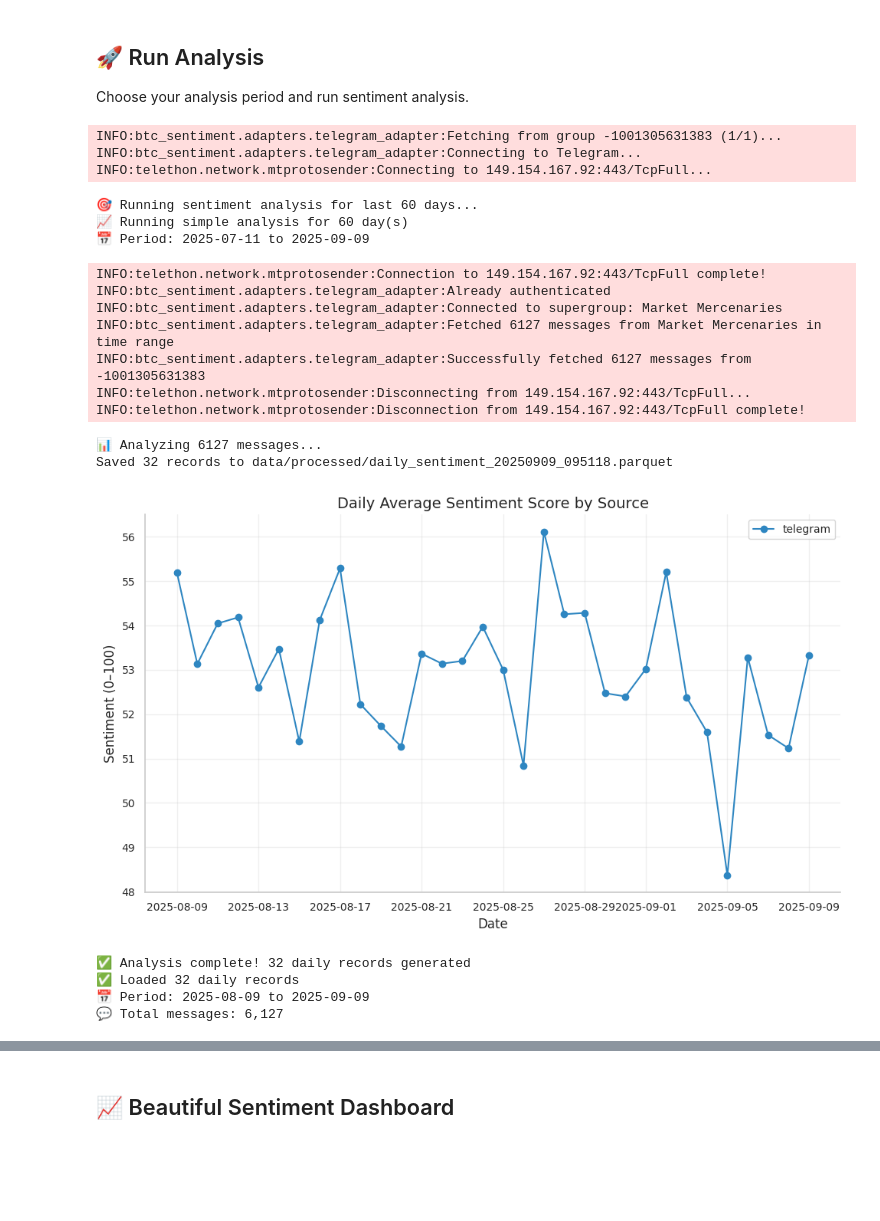
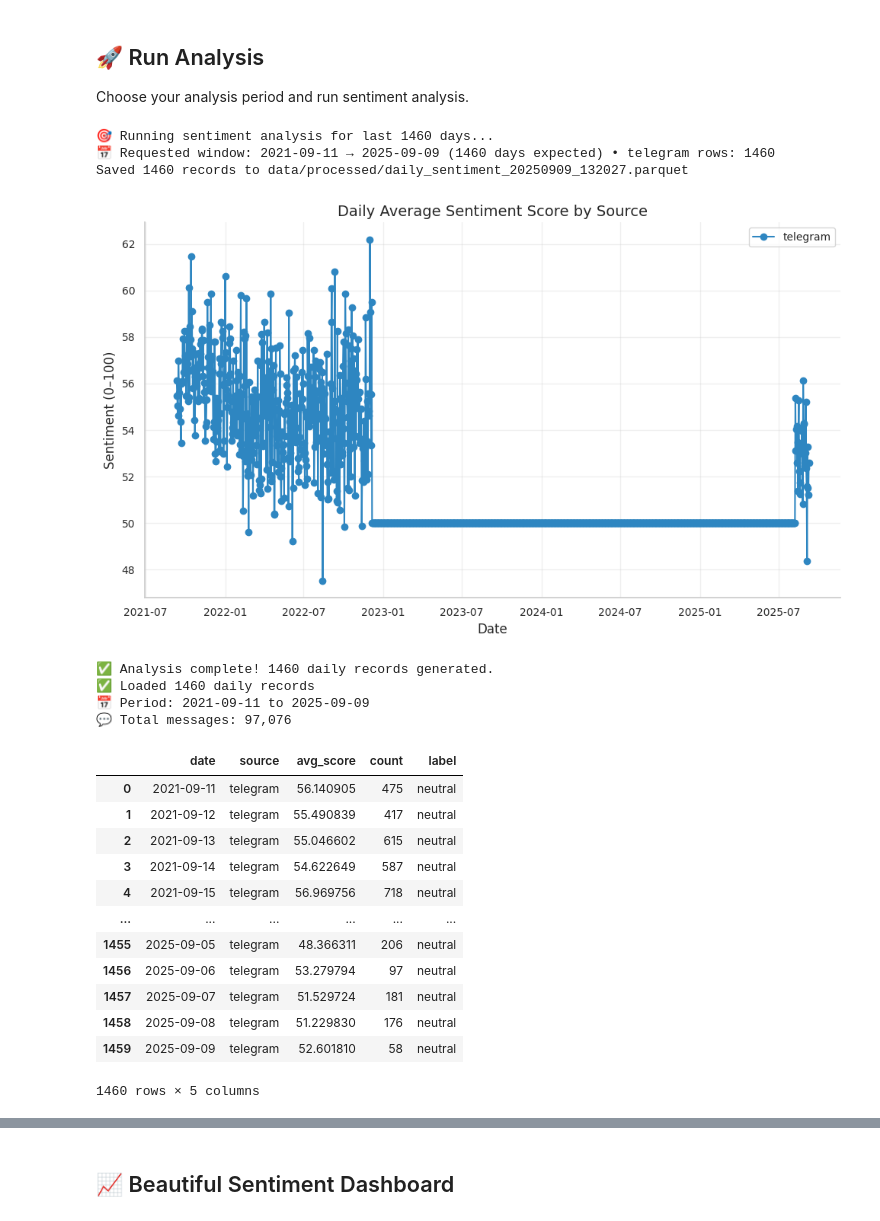
Before and after one commit to dev-personal-projects/btc-semantic-analysis, a Jupyter notebook: notebooks/group_analysis.ipynb, the cells around one changed output, grey strips where cells are left out. Drawn from its saved outputs; the diff is of its cells as text; code cells hidden in the pictures; blank space fills up the shorter version.

```diff
--- a/notebooks/group_analysis.ipynb
+++ b/notebooks/group_analysis.ipynb
@@ -73,43 +73,44 @@ Choose your analysis period and run sentiment analysis.
 # %%
 import nest_asyncio
 nest_asyncio.apply()
 # Set analysis period (change this to your desired timeframe)
-DAYS_BACK = 60  # Last 1 year
+DAYS_BACK = 1460  # Last 1 year
 
 print(f'🎯 Running sentiment analysis for last {DAYS_BACK} days...')
 
 # Run the analysis
 daily_records = run_simple_analysis(days_back=DAYS_BACK)
 
 # Load the results
 df = load_and_prepare_data()
 
 if df.empty:
     print('❌ No data available')
     print('💡 Check your Telegram credentials and group access')
 else:
     print(f'✅ Loaded {len(df)} daily records')
     print(f'📅 Period: {df["date"].min().strftime("%Y-%m-%d")} to {df["date"].max().strftime("%Y-%m-%d")}')
     print(f'💬 Total messages: {df["count"].sum():,}')
     display(df)
 # %% [output]
-INFO:btc_sentiment.adapters.telegram_adapter:Fetching from group -1001305631383 (1/1)...
-INFO:btc_sentiment.adapters.telegram_adapter:Connecting to Telegram...
-INFO:telethon.network.mtprotosender:Connecting to 149.154.167.92:443/TcpFull...
+🎯 Running sentiment analysis for last 1460 days...
+📅 Requested window: 2021-09-11 → 2025-09-09 (1460 days expected) • telegram rows: 1460
+Saved 1460 records to data/processed/daily_sentiment_20250909_132027.parquet
+[figure, new version]
-🎯 Running sentiment analysis for last 60 days...
-📈 Running simple analysis for 60 day(s)
-📅 Period: 2025-07-11 to 2025-09-09
+✅ Analysis complete! 1460 daily records generated.
+✅ Loaded 1460 daily records
+📅 Period: 2021-09-11 to 2025-09-09
+💬 Total messages: 97,076
+|  | date | source | avg_score | count | label |
+| 0 | 2021-09-11 | telegram | 56.140905 | 475 | neutral |
+| 1 | 2021-09-12 | telegram | 55.490839 | 417 | neutral |
+| 2 | 2021-09-13 | telegram | 55.046602 | 615 | neutral |
+| 3 | 2021-09-14 | telegram | 54.622649 | 587 | neutral |
+| 4 | 2021-09-15 | telegram | 56.969756 | 718 | neutral |
+| ... | ... | ... | ... | ... | ... |
+| 1455 | 2025-09-05 | telegram | 48.366311 | 206 | neutral |
+| 1456 | 2025-09-06 | telegram | 53.279794 | 97 | neutral |
+| 1457 | 2025-09-07 | telegram | 51.529724 | 181 | neutral |
+| 1458 | 2025-09-08 | telegram | 51.229830 | 176 | neutral |
+| 1459 | 2025-09-09 | telegram | 52.601810 | 58 | neutral |
-INFO:telethon.network.mtprotosender:Connection to 149.154.167.92:443/TcpFull complete!
-INFO:btc_sentiment.adapters.telegram_adapter:Already authenticated
-INFO:btc_sentiment.adapters.telegram_adapter:Connected to supergroup: Market Mercenaries
-INFO:btc_sentiment.adapters.telegram_adapter:Fetched 6127 messages from Market Mercenaries in time range
-INFO:btc_sentiment.adapters.telegram_adapter:Successfully fetched 6127 messages from -1001305631383
-INFO:telethon.network.mtprotosender:Disconnecting from 149.154.167.92:443/TcpFull...
-INFO:telethon.network.mtprotosender:Disconnection from 149.154.167.92:443/TcpFull complete!
+1460 rows × 5 columns
-📊 Analyzing 6127 messages...
-Saved 32 records to data/processed/daily_sentiment_20250909_095118.parquet
-[figure, old version]
-✅ Analysis complete! 32 daily records generated
-✅ Loaded 32 daily records
-📅 Period: 2025-08-09 to 2025-09-09
-💬 Total messages: 6,127
```
Also changed, not shown: parts of 7 cells of this notebook, 6 other files.
